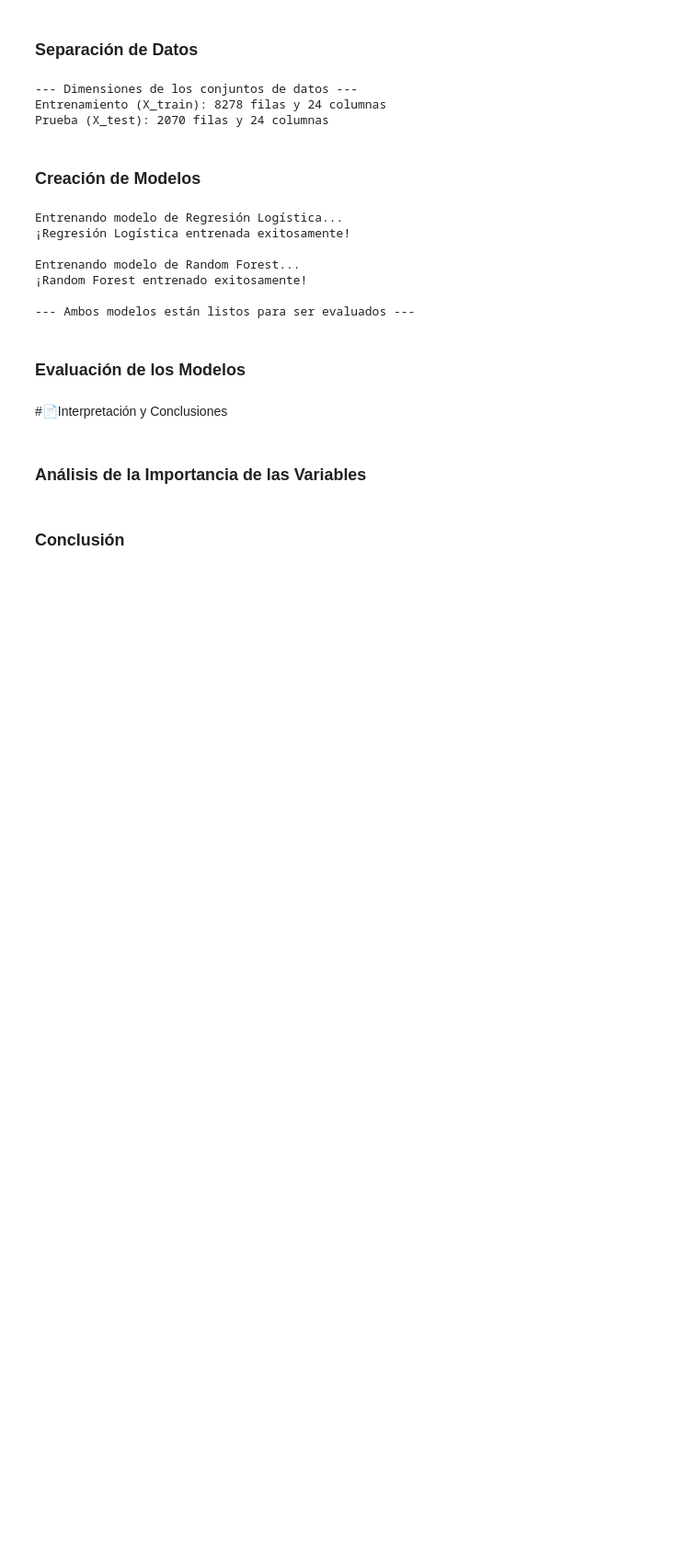
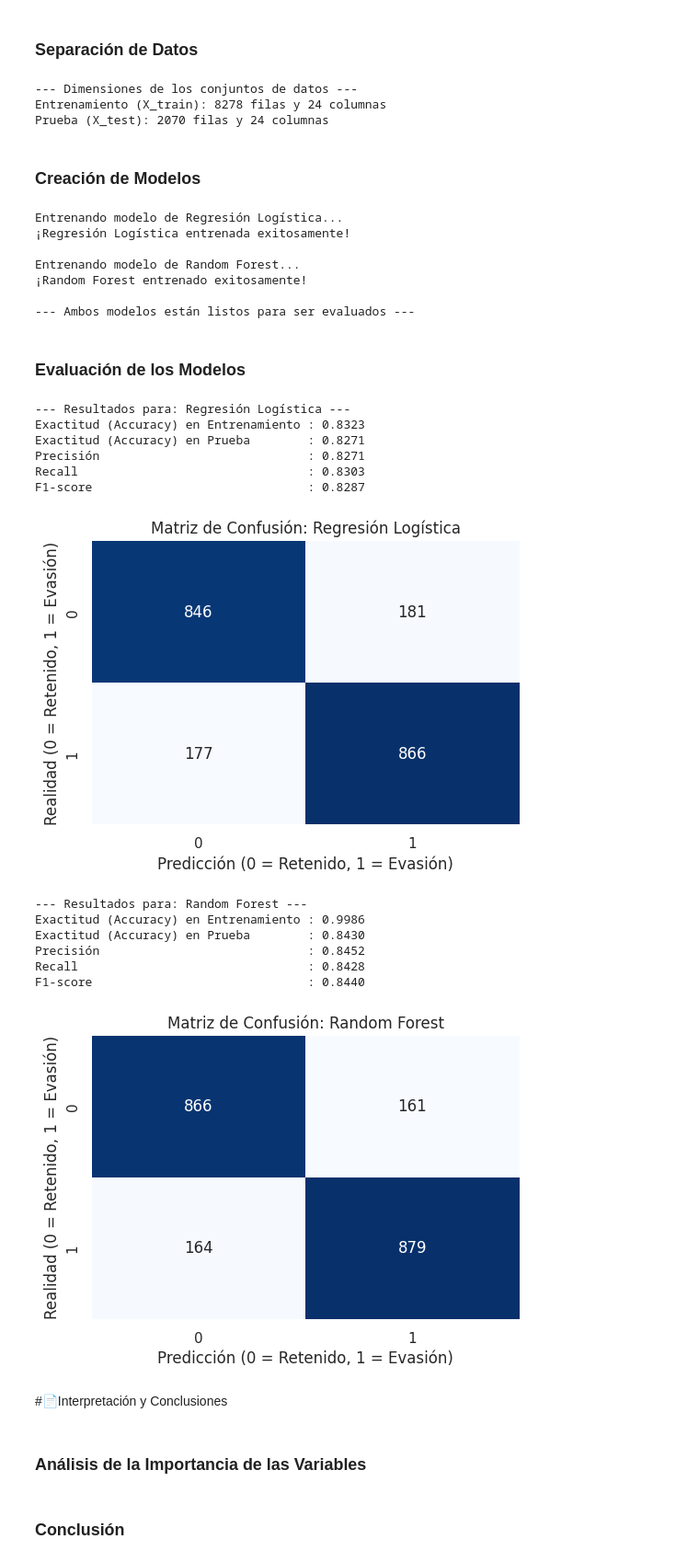
Before and after one commit to 77marco/Challenge-TelecomX-AnalisisDeEvasionDeClientes-Parte2, a Jupyter notebook: TelecomX_Parte2.ipynb, the cells around one changed output. Shown at 92% size. Cells and saved outputs as stored; diff of their text form; code cells hidden in the pictures; blank space fills up the shorter version.

Commit message:
Finalización Evaluación de los Modelos: comparación de Regresión Logística (estable) vs Random Forest (sobreajustado)

```diff
--- a/TelecomX_Parte2.ipynb
+++ b/TelecomX_Parte2.ipynb
@@ -302,6 +302,61 @@ Entrenando modelo de Random Forest...
 --- Ambos modelos están listos para ser evaluados ---
 # %% [markdown]
 ### Evaluación de los Modelos
+# %%
+from sklearn.metrics import accuracy_score, precision_score, recall_score, f1_score, confusion_matrix
+import seaborn as sns
+import matplotlib.pyplot as plt
+
+# Creamos una función para no repetir código y evaluar ambos modelos fácilmente
+def evaluar_modelo(modelo, nombre, X_train, y_train, X_test, y_test):
+    # 1. Generar las predicciones
+    y_pred_train = modelo.predict(X_train)
+    y_pred_test = modelo.predict(X_test)
+
+    # 2. Calcular las métricas solicitadas usando los datos de prueba (Test)
+    acc_test = accuracy_score(y_test, y_pred_test)
+    prec = precision_score(y_test, y_pred_test)
+    rec = recall_score(y_test, y_pred_test)
+    f1 = f1_score(y_test, y_pred_test)
+
+    # Calculamos Exactitud en Train para detectar Overfitting/Underfitting
+    acc_train = accuracy_score(y_train, y_pred_train)
+
+    # 3. Imprimir los resultados
+    print(f"--- Resultados para: {nombre} ---")
+    print(f"Exactitud (Accuracy) en Entrenamiento : {acc_train:.4f}")
+    print(f"Exactitud (Accuracy) en Prueba        : {acc_test:.4f}")
+    print(f"Precisión                             : {prec:.4f}")
+    print(f"Recall                                : {rec:.4f}")
+    print(f"F1-score                              : {f1:.4f}\n")
+
+    # 4. Generar la Matriz de Confusión
+    cm = confusion_matrix(y_test, y_pred_test)
+    plt.figure(figsize=(6, 4))
+    sns.heatmap(cm, annot=True, fmt='d', cmap='Blues', cbar=False)
+    plt.title(f'Matriz de Confusión: {nombre}')
+    plt.ylabel('Realidad (0 = Retenido, 1 = Evasión)')
+    plt.xlabel('Predicción (0 = Retenido, 1 = Evasión)')
+    plt.show()
+
+# Ejecutamos la función para nuestros dos modelos
+evaluar_modelo(modelo_logistico, "Regresión Logística", X_train, y_train, X_test, y_test)
+evaluar_modelo(modelo_rf, "Random Forest", X_train, y_train, X_test, y_test)
+# %% [output]
+--- Resultados para: Regresión Logística ---
+Exactitud (Accuracy) en Entrenamiento : 0.8323
+Exactitud (Accuracy) en Prueba        : 0.8271
+Precisión                             : 0.8271
+Recall                                : 0.8303
+F1-score                              : 0.8287
+[figure, added]
+--- Resultados para: Random Forest ---
+Exactitud (Accuracy) en Entrenamiento : 0.9986
+Exactitud (Accuracy) en Prueba        : 0.8430
+Precisión                             : 0.8452
+Recall                                : 0.8428
+F1-score                              : 0.8440
+[figure, added]
 # %% [markdown]
 #📄Interpretación y Conclusiones
 # %% [markdown]
```
